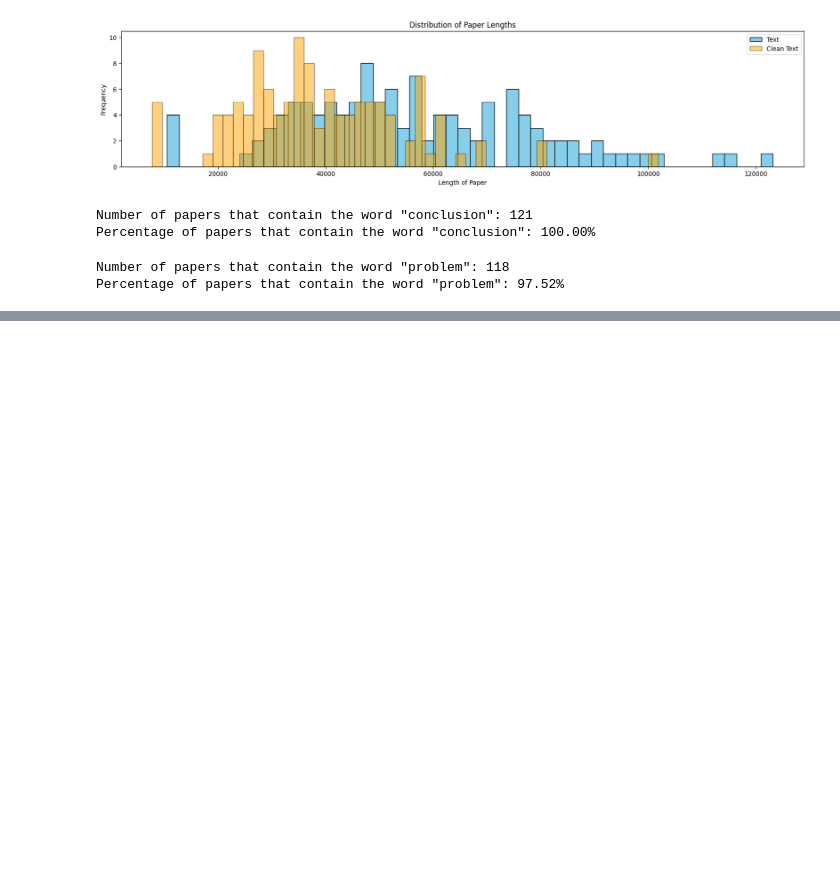
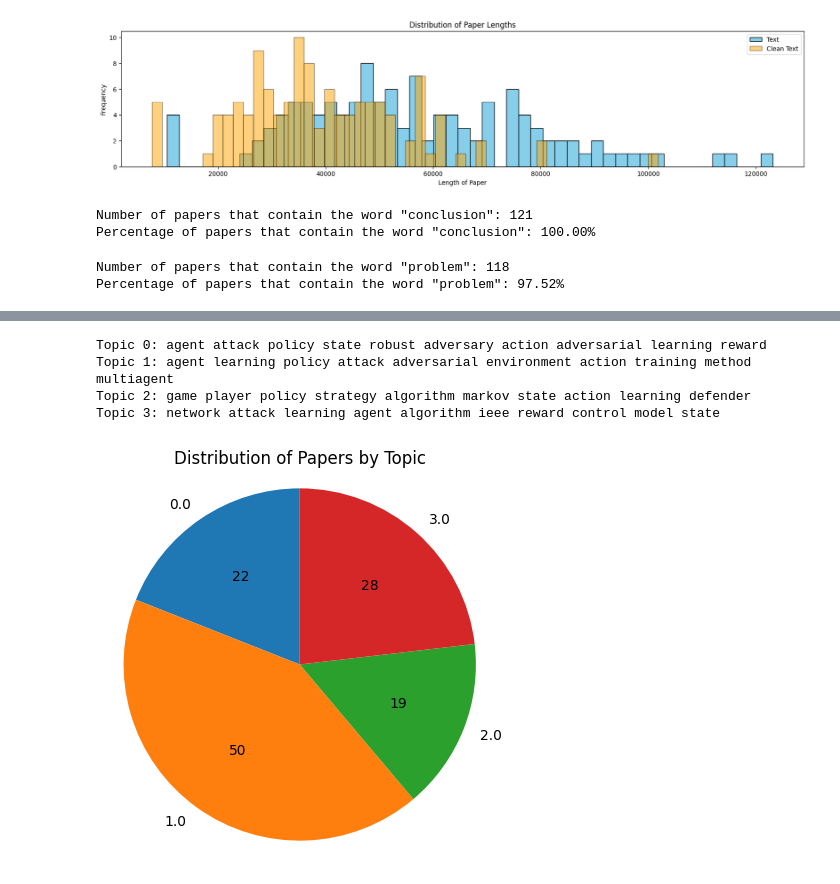
Before and after one commit to HamBa-m/sci-scraper, a Jupyter notebook: notebooks/cluster.ipynb, the cells around one changed output, grey strips where cells are left out. Cells and saved outputs as stored; diff of their text form; code cells hidden in the pictures; blank space fills up the shorter version.

```diff
--- a/notebooks/cluster.ipynb
+++ b/notebooks/cluster.ipynb
@@ -666,0 +687,3 @@ topic_model.visualize_document_datamap(summerized_papers, embeddings=embeddings,
+# %%
+reduced_topics_df = topic_model.get_topic_info()
+reduced_topics_df
@@ -666,0 +776,2 @@ topic_model.visualize_document_datamap(summerized_papers, embeddings=embeddings,
+# %%
+df = pd.read_csv('papers_content.csv')
@@ -666,0 +871,26 @@ topic_model.visualize_document_datamap(summerized_papers, embeddings=embeddings,
+# %%
+n_top_words = 10
+topic_word = model.topic_word_
+for i, topic_dist in enumerate(topic_word):
+    topic_words = np.array(vocab)[np.argsort(topic_dist)][:-(n_top_words+1):-1]
+    print(f'Topic {i}: {" ".join(topic_words)}')
+# %% [output]
+Topic 0: agent attack policy state robust adversary action adversarial learning reward
+Topic 1: agent learning policy attack adversarial environment action training method multiagent
+Topic 2: game player policy strategy algorithm markov state action learning defender
+Topic 3: network attack learning agent algorithm ieee reward control model state
+# %%
+# pie chart of the topics
+import matplotlib.pyplot as plt
+
+# Count the number of papers per topic
+topic_counts = df['Topic'].value_counts().sort_index()
+
+# Plot the pie chart
+plt.figure(figsize=(5, 5))
+plt.pie(topic_counts, labels=topic_counts.index, autopct=lambda p: f'{int(p * sum(topic_counts) / 100)}', startangle=90)
+plt.axis('equal')  # Equal aspect ratio ensures that pie is drawn as a circle.
+plt.title('Distribution of Papers by Topic')
+plt.show()
+# %% [output]
+[figure, added]
```
Also changed, not shown: parts of 15 cells of this notebook, 1 other file.
